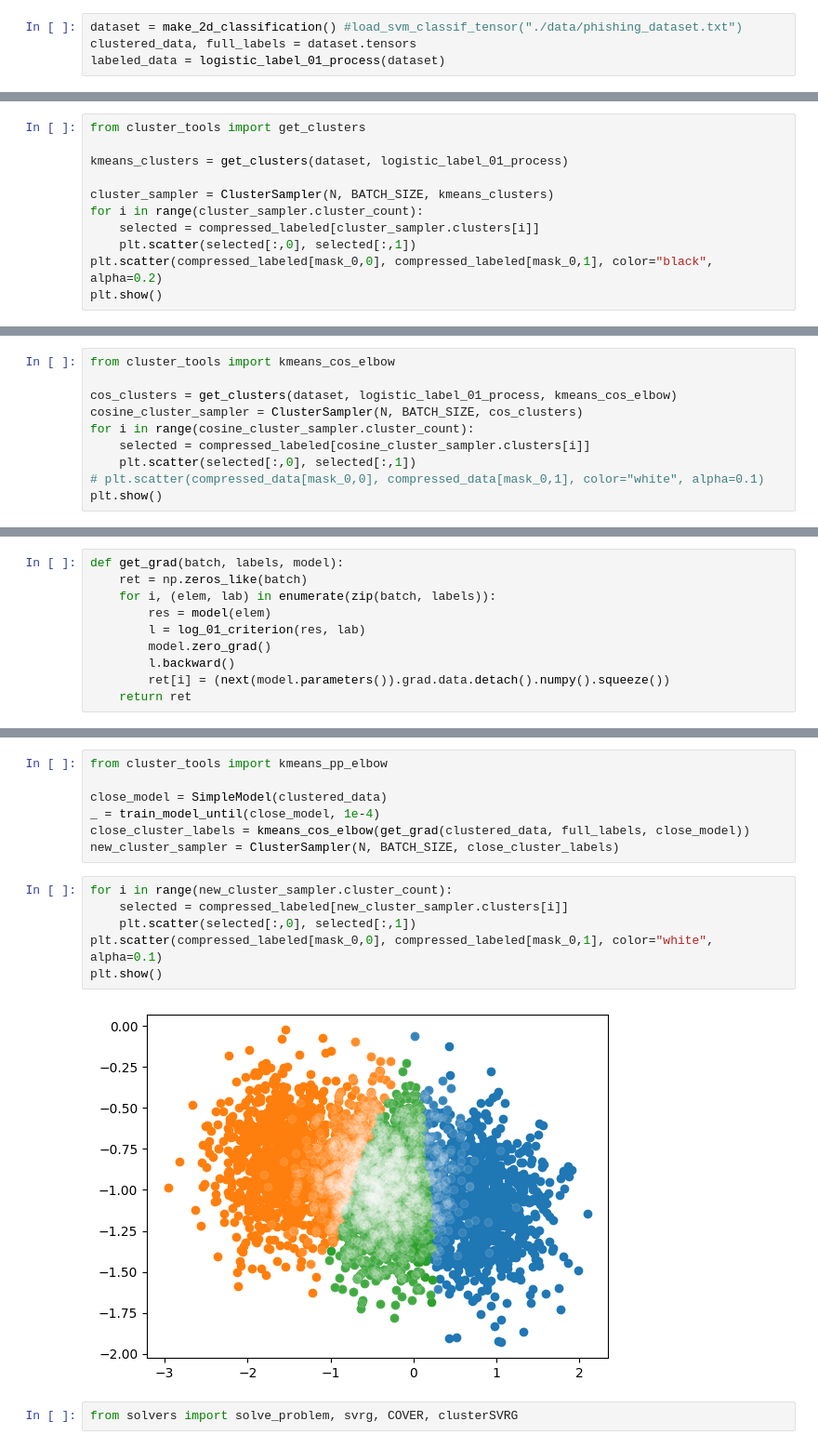
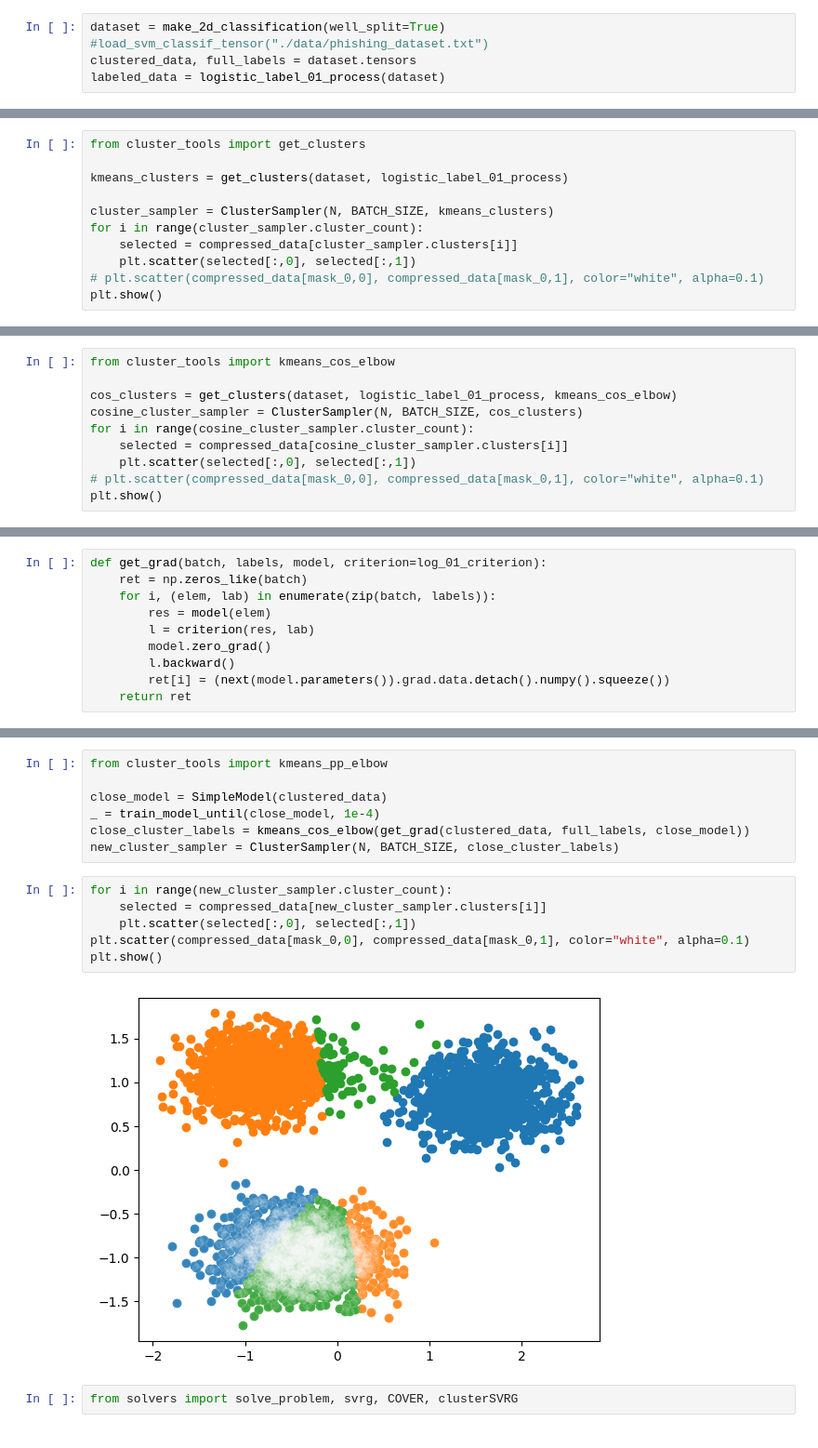
Before and after one commit to yy214/cluster-for-opt, a Jupyter notebook: clustering_for_opt.ipynb, the cells around one changed output, grey strips where cells are left out. Shown: that part at 93% size. Saved outputs shown, nothing was run; the diff lists cells and outputs as text.

```diff
--- a/clustering_for_opt.ipynb
+++ b/clustering_for_opt.ipynb
@@ -138,7 +138,7 @@ def load_svm_classif_tensor(filename):
     y = torch.tensor(y, dtype=torch.int32)
     return TensorDataset(X, y)
 # %%
-dataset = make_2d_classification() #load_svm_classif_tensor("./data/phishing_dataset.txt")
+dataset = make_2d_classification(well_split=True) #load_svm_classif_tensor("./data/phishing_dataset.txt")
 clustered_data, full_labels = dataset.tensors
 labeled_data = logistic_label_01_process(dataset)
 # %%
@@ -168,8 +168,8 @@ kmeans_clusters = get_clusters(dataset, logistic_label_01_process)
 
 cluster_sampler = ClusterSampler(N, BATCH_SIZE, kmeans_clusters)
 for i in range(cluster_sampler.cluster_count):
-    selected = compressed_labeled[cluster_sampler.clusters[i]]
+    selected = compressed_data[cluster_sampler.clusters[i]]
     plt.scatter(selected[:,0], selected[:,1])
-plt.scatter(compressed_labeled[mask_0,0], compressed_labeled[mask_0,1], color="black", alpha=0.2)
+# plt.scatter(compressed_data[mask_0,0], compressed_data[mask_0,1], color="white", alpha=0.1)
 plt.show()
 # %% [output]
@@ -180,7 +180,7 @@ from cluster_tools import kmeans_cos_elbow
 cos_clusters = get_clusters(dataset, logistic_label_01_process, kmeans_cos_elbow)
 cosine_cluster_sampler = ClusterSampler(N, BATCH_SIZE, cos_clusters)
 for i in range(cosine_cluster_sampler.cluster_count):
-    selected = compressed_labeled[cosine_cluster_sampler.clusters[i]]
+    selected = compressed_data[cosine_cluster_sampler.clusters[i]]
     plt.scatter(selected[:,0], selected[:,1])
 # plt.scatter(compressed_data[mask_0,0], compressed_data[mask_0,1], color="white", alpha=0.1)
 plt.show()
@@ -189,11 +189,11 @@ plt.show()
 # %% [markdown]
 Solvers
 # %%
-def get_grad(batch, labels, model):
+def get_grad(batch, labels, model, criterion=log_01_criterion):
     ret = np.zeros_like(batch)
     for i, (elem, lab) in enumerate(zip(batch, labels)):
         res = model(elem)
-        l = log_01_criterion(res, lab)
+        l = criterion(res, lab)
         model.zero_grad()
         l.backward()
         ret[i] = (next(model.parameters()).grad.data.detach().numpy().squeeze())
@@ -269,12 +264,12 @@ close_cluster_labels = kmeans_cos_elbow(get_grad(clustered_data, full_labels, cl
 new_cluster_sampler = ClusterSampler(N, BATCH_SIZE, close_cluster_labels)
 # %%
 for i in range(new_cluster_sampler.cluster_count):
-    selected = compressed_labeled[new_cluster_sampler.clusters[i]]
+    selected = compressed_data[new_cluster_sampler.clusters[i]]
     plt.scatter(selected[:,0], selected[:,1])
-plt.scatter(compressed_labeled[mask_0,0], compressed_labeled[mask_0,1], color="white", alpha=0.1)
+plt.scatter(compressed_data[mask_0,0], compressed_data[mask_0,1], color="white", alpha=0.1)
 plt.show()
 # %% [output]
-[figure, old version]
+[figure, new version]
 # %%
 from solvers import solve_problem, svrg, COVER, clusterSVRG
 # %%
```
Also changed, not shown: parts of 43 cells of this notebook, 5 other files.
